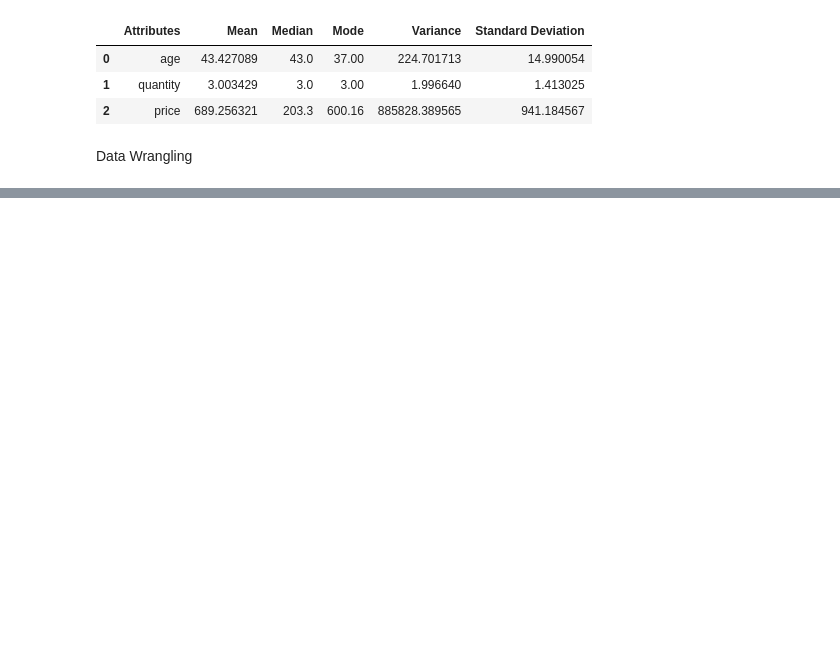
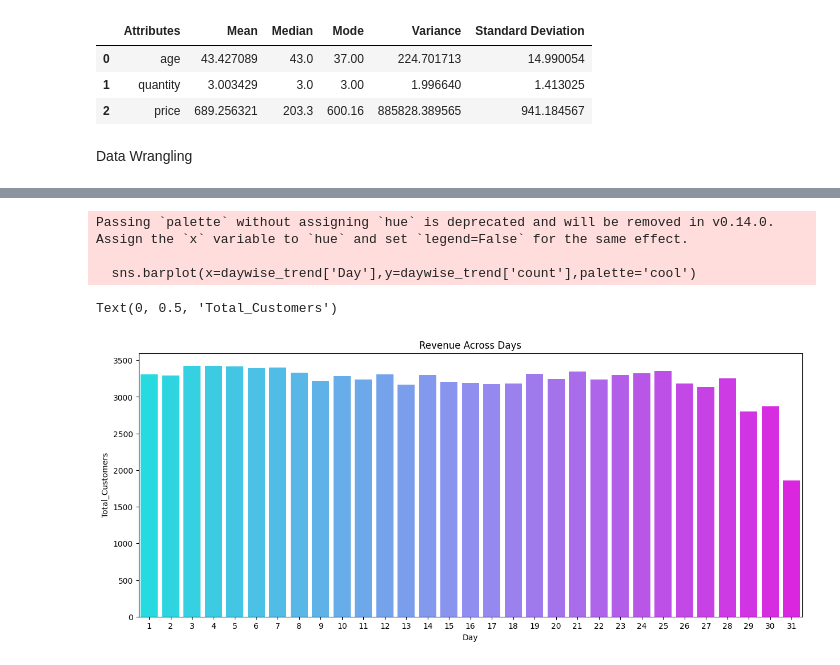
Before and after one commit to bvishnub/Oasis-Infobyte-Internship-Projects, a Jupyter notebook: Project-1-EDA on Retails Sales Data/Project_1- EDA on Retail Sales.ipynb, the cells around one changed output, grey strips where cells are left out. Saved outputs shown, nothing was run; the diff lists cells and outputs as text; code cells hidden in the pictures; blank space fills up the shorter version.

```diff
--- a/Project-1-EDA on Retails Sales Data/Project_1- EDA on Retail Sales.ipynb
+++ b/Project-1-EDA on Retails Sales Data/Project_1- EDA on Retail Sales.ipynb
@@ -320,0 +318,17 @@ sns.countplot(data=df,x='category',palette='magma',hue='Age_Group')
+# %%
+# Lets analyse sales  based on days
+daywise_trend=df['Day'].value_counts().reset_index().sort_values(by='count')
+
+
+plt.figure(figsize=(15,6))
+sns.barplot(x=daywise_trend['Day'],y=daywise_trend['count'],palette='cool')
+plt.title("Revenue Across Days")
+plt.ylabel("Total_Customers")
+
+# we can observe here that max sales are happening in 3rd,4th,5th,6th,7th and on 25th, 21st days and least sales are happening at month ends 29,30,31 days
+# %% [output]
+Passing `palette` without assigning `hue` is deprecated and will be removed in v0.14.0. Assign the `x` variable to `hue` and set `legend=False` for the same effect.
+
+  sns.barplot(x=daywise_trend['Day'],y=daywise_trend['count'],palette='cool')
+Text(0, 0.5, 'Total_Customers')
+[figure, added]
```
Also changed, not shown: parts of 51 cells of this notebook.
